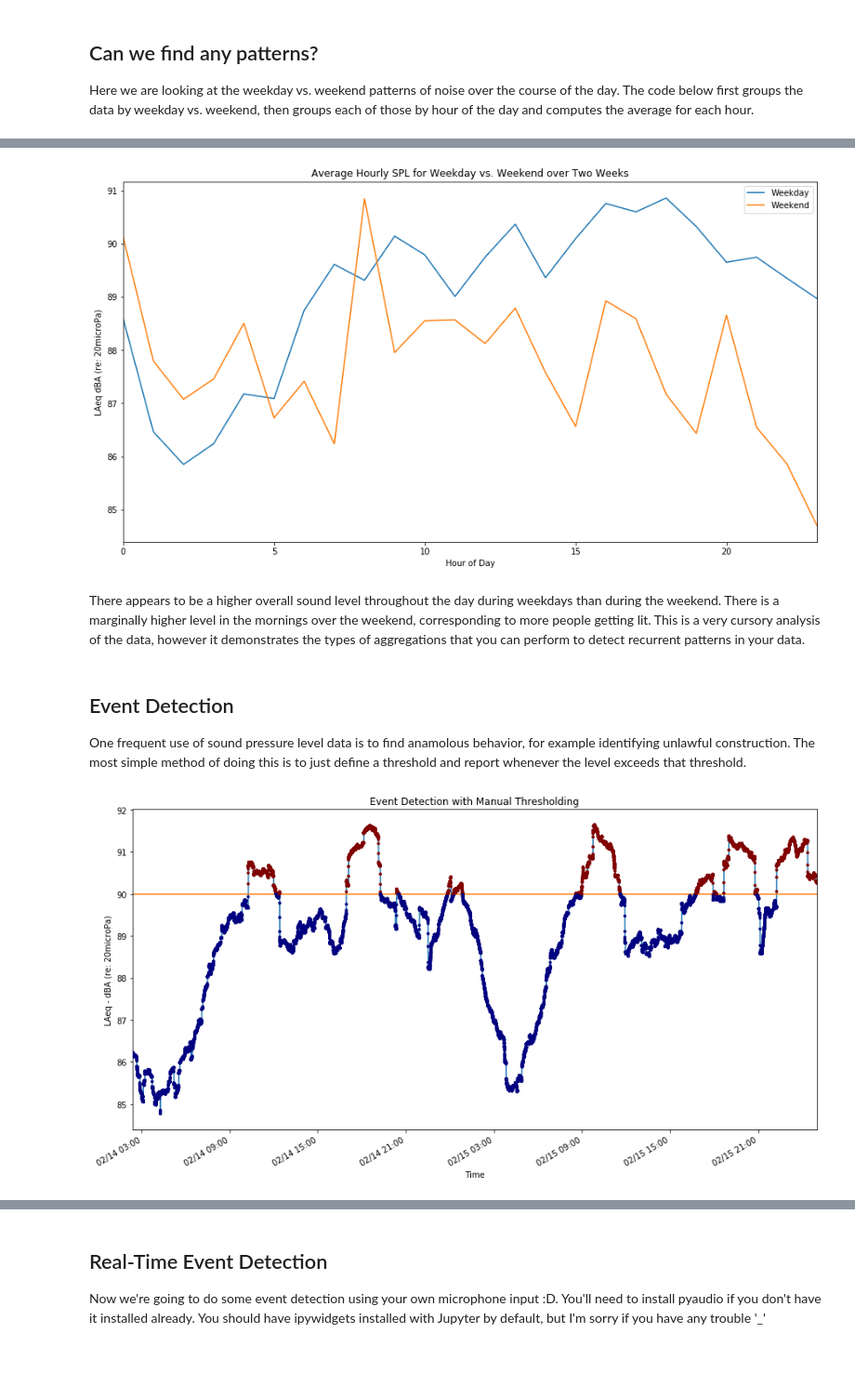
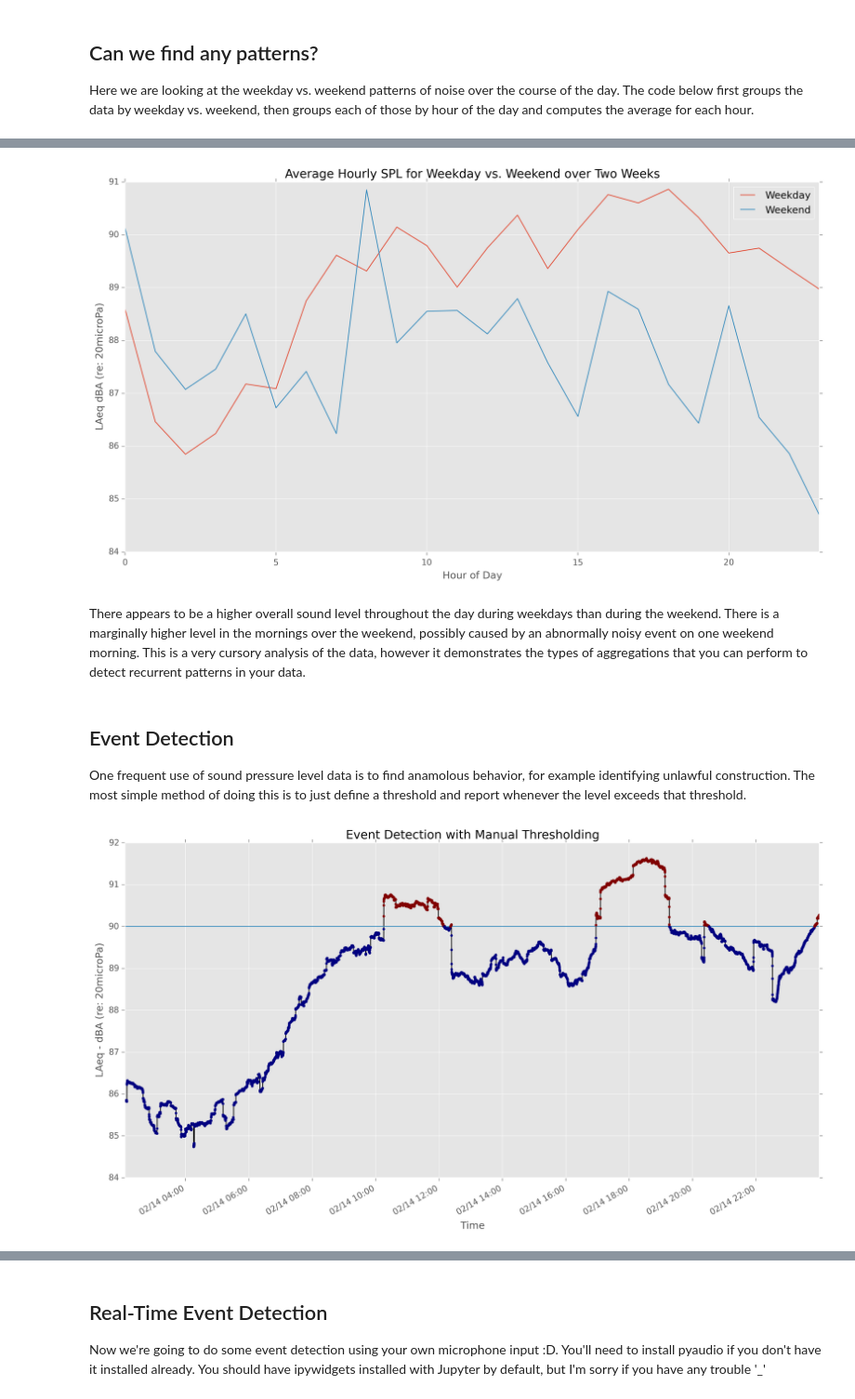
Before and after one commit to cmydlarz/NYU_CUSP_UrbanSoundSensing2017, a Jupyter notebook: Audio Lab.ipynb, the cells around one changed output, grey strips where cells are left out. Shown at 93% size. Cells and saved outputs as stored; diff of their text form; code cells hidden in the pictures; blank space fills up the shorter version.

```diff
--- a/Audio Lab.ipynb
+++ b/Audio Lab.ipynb
@@ -9,6 +10,8 @@ import matplotlib.pyplot as plt
 from matplotlib.dates import DateFormatter
 # %%
 plt.rcParams['figure.figsize'] = 15, 8
+plt.rcParams['figure.dpi'] = 300
+plt.style.use('ggplot')
 # %% [markdown]
 ## Loading from CSV
 Sound Pressure Level data ($L_{Aeq}$) contains two weeks of data, pulled from the SONYC node at 719 Broadway.
@@ -32,7 +35,7 @@ data spanning: 02/13/2018 14:06:19 - 02/27/2018 14:06:12
 ## What does it look like?
 Let's take a look at the raw SPL data from the node. We are going to take a smaller subsample of the data because plotting the full dataset takes a really long time.
 # %%
-df = df_full[8000:48000] # let's look at a smaller sample
+df = df_full['2018/02/14 00:00:00':'2018/02/15 00:00:00'] # let's look at a smaller sample
 # %%
 df.laeq.plot()
 plt.title('A-weighted Sound Pressure Level between {:%m/%d/%Y %H:%M:%S} and {:%m/%d/%Y %H:%M:%S}'.format(
@@ -136,36 +139,38 @@ plt.title('Average Hourly SPL for Weekday vs. Weekend over Two Weeks')
 plt.xlabel('Hour of Day')
 plt.ylabel('LAeq dBA (re: 20microPa)');
 # %% [output]
-[figure, old version]
+[figure, new version]
 # %% [markdown]
-There appears to be a higher overall sound level throughout the day during weekdays than during the weekend. There is a marginally higher level in the mornings over the weekend, corresponding to more people getting lit. This is a very cursory analysis of the data, however it demonstrates the types of aggregations that you can perform to detect recurrent patterns in your data.
+There appears to be a higher overall sound level throughout the day during weekdays than during the weekend. There is a marginally higher level in the mornings over the weekend, possibly caused by an abnormally noisy event on one weekend morning. This is a very cursory analysis of the data, however it demonstrates the types of aggregations that you can perform to detect recurrent patterns in your data.
 # %% [markdown]
 ## Event Detection
 One frequent use of sound pressure level data is to find anamolous behavior, for example identifying unlawful construction. The most simple method of doing this is to just define a threshold and report whenever the level exceeds that threshold.
 # %%
 ### set your own threshold based on what events you want to catch
 threshold = 90
 ###
 
 # get the degree of an event
 laeq_moving_avg.plot()
 
 # check against threshold
 is_event = laeq_moving_avg >= threshold
 
 # draw threshold line
 plt.plot([laeq_moving_avg.index.min(), laeq_moving_avg.index.max()], [threshold]*2)
 
 # draw the colored points
 plt.scatter(
     laeq_moving_avg.index, laeq_moving_avg,
     c=is_event.astype(int),
-    cmap=plt.cm.jet, s=8, zorder=10)
+    cmap=plt.cm.jet, s=10, zorder=10, linewidth='0')
+
+plt.gca().get_lines()[0].set_color("black")
 
 plt.title('Event Detection with Manual Thresholding')
 plt.xlabel('Time')
 plt.ylabel('LAeq - dBA (re: 20microPa)')
 plt.gca().xaxis.set_major_formatter(DateFormatter('%m/%d %H:%M'));
 # %% [output]
-[figure, old version]
+[figure, new version]
 # %% [markdown]
```
Also changed, not shown: parts of 7 cells of this notebook, 1 other file.
